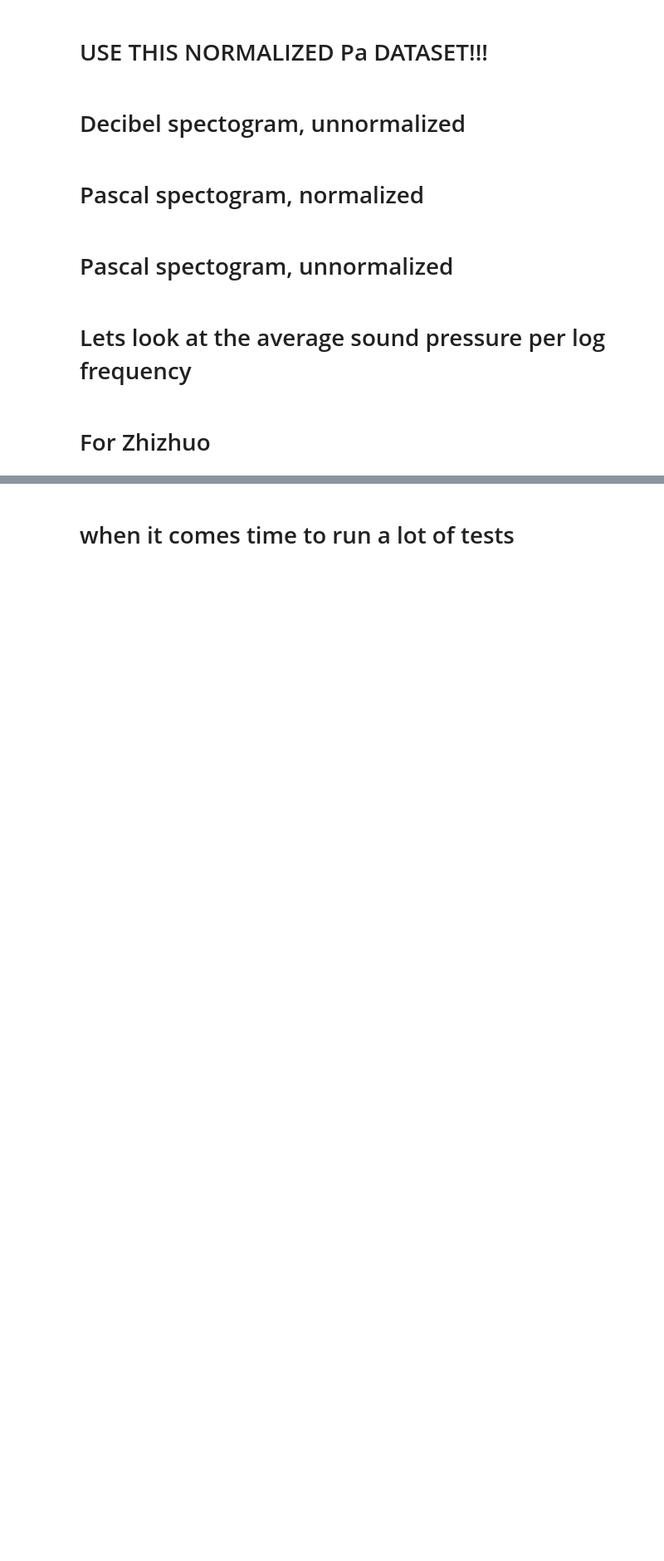
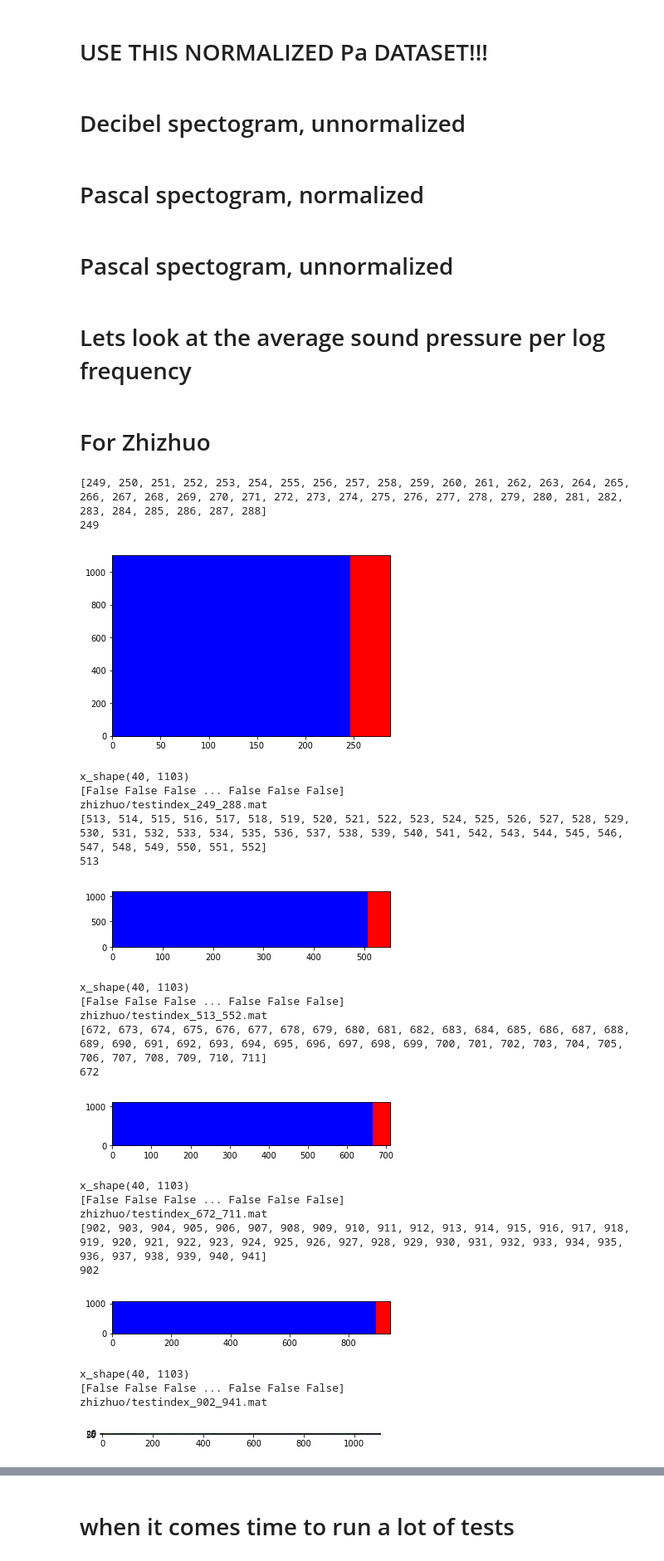
Before and after one commit to blindedjoy/Reservoir, a Jupyter notebook: MARIOS/Analysis.ipynb, the cells around one changed output, grey strips where cells are left out. Shown: that part at 83% size. Cells and saved outputs as stored; diff of their text form; code cells hidden in the pictures; blank space fills up the shorter version.

```diff
--- a/MARIOS/Analysis.ipynb
+++ b/MARIOS/Analysis.ipynb
@@ -153,22 +154,6 @@ assert(check_for_duplicates(complete_experiment_path_lst) != True), "duplicates
 %run -i "../MARIOS/PyFiles/experiment.py"
 bp_ = ""# "./experiment_results/"
 
-for i, path in enumerate(complete_experiment_path_lst):
-    if not i:
-        experiment_lst, NOT_INCLUDED, NOT_YET_RUN  = [], [], []
-
-    try:
-        spec_json = load_data(path, bp = bp_, verbose = False)
-        models_spec = list(spec_json["prediction"].keys())
-        try:
-            assert len(models_spec) >= 3
-            assert "exponential" in models_spec
-
-            experiment_lst.append(spec_json)
-        except:
-            NOT_INCLUDED += [i]
-    except:
-        NOT_YET_RUN += [i]
 
 
 # fix nrmse calculation AND interpolation
@@ -185,15 +170,3 @@ for i in trange(len(experiment_lst), desc='experiment list, fixing interpolation
         exper_["nrmse"][model_] = corrected_nrmse
 
     experiment_lst[i] = fix_interpolation(exper_, method = "linear")
-
-
-#print(NOT_YET_RUN)
-if NOT_YET_RUN:
-    print("the following paths have not yet been run: ")
-    print(np.array(dict_lst_unq)[NOT_YET_RUN])
-
-
-if NOT_INCLUDED:
-    print("the following paths contain incomplete experiments: (only unif finished)")
-    #print(np.array(path_lst_unq)[NOT_INCLUDED])
-    print(np.array(dict_lst_unq)[NOT_INCLUDED])
@@ -1950,7 +1705,7 @@ def pure_prediction_ip_generator(missing_data, end_idx):
                            'test_time_idx' : test_idx}#[514, 515, 516, 517, 518, 519, 520, 521, 522, 523]}#[0, 1, 2, 3, 4, 5, 6, 7, 8, 9, 10, 11, 12, 13, 14, 15, 16, 17, 18, 19, 20, 21, 22, 23, 24, 25, 26, 27, 28, 29, 30, 31, 32, 33, 34, 35, 36, 37, 38, 39, 40, 41, 42, 43, 44, 45, 46, 47, 48, 49, 50, 51, 52, 53, 54, 55, 56, 57, 58, 59, 60, 61, 62, 63, 64, 65, 66, 67, 68, 69, 70, 71, 72, 73, 74, 75, 76, 77, 78, 79, 80, 81, 82, 83, 84, 85, 86, 87, 88, 89, 90, 91, 92, 93, 94, 95, 96, 97, 98, 99, 100, 101, 102, 103, 104, 105, 106, 107, 108, 109, 110, 111, 112, 113, 114, 115, 116, 117, 118, 119, 120, 121, 122, 123, 124, 125, 126, 127, 128, 129, 130, 131, 132, 133, 134, 135, 136, 137, 138, 139, 140, 141, 142, 143, 144, 145, 146, 147, 148, 149, 150, 151, 152, 153, 154, 155, 156, 157, 158, 159, 160, 161, 162, 163, 164, 165, 166, 167, 168, 169, 170, 171, 172, 173, 174, 175, 176, 177, 178, 179, 180, 181, 182, 183, 184, 185, 186, 187, 188, 189, 190, 191, 192, 193, 194, 195, 196, 197, 198, 199, 200, 201, 202, 203, 204, 205, 206, 207, 208, 209, 210, 211, 212, 213, 214, 215, 216, 217, 218, 219, 220, 221, 222, 223, 224, 225, 226, 227, 228, 229, 230, 231, 232, 233, 234, 235, 236, 237, 238, 239, 240, 241, 242, 243, 244, 245, 246, 247, 248, 249], 'test_time_idx': [250, 251, 252, 253, 254, 255, 256, 257, 258, 259]}
 
     test1 = EchoStateExperiment(**experiment_inputs1)
-    obs_inputs1 =  {'split': 0.5, 'aspect': 0.9, 'plot_split': True, 'method': 'exact'}
+    obs_inputs1 =  {'split': 0.5, 'aspect': 0.9, 'plot_split': False, 'method': 'exact'}
     test1.get_observers(**obs_inputs1)
 
 
@@ -1989,11 +1744,40 @@ def pure_prediction_ip_generator(missing_data, end_idx):
 
     print(save_path)
     savemat(save_path, my_dict) #"zhizhuo/testindex_514_523.mat"
-    plt.imshow(test1.ip_res["prediction"])
+    plt.imshow(test1.ip_res["prediction"], aspect = 0.1)
+    return(test1)
 # %%
 test_lst = [{"missing_data" : 40, "end_idx" : 289},
             {"missing_data" : 40, "end_idx" : 553},
             {"missing_data" : 40, "end_idx" : 712},
             {"missing_data" : 40, "end_idx" : 942}]
+test_results = []
 for prediction in test_lst:
-    pure_prediction_ip_generator(**prediction)
+    pred_ = pure_prediction_ip_generator(**prediction)
+    test_results.append(pred_)
+# %% [output]
+[249, 250, 251, 252, 253, 254, 255, 256, 257, 258, 259, 260, 261, 262, 263, 264, 265, 266, 267, 268, 269, 270, 271, 272, 273, 274, 275, 276, 277, 278, 279, 280, 281, 282, 283, 284, 285, 286, 287, 288]
+249
+[figure, added]
+x_shape(40, 1103)
+[False False False ... False False False]
+zhizhuo/testindex_249_288.mat
+[513, 514, 515, 516, 517, 518, 519, 520, 521, 522, 523, 524, 525, 526, 527, 528, 529, 530, 531, 532, 533, 534, 535, 536, 537, 538, 539, 540, 541, 542, 543, 544, 545, 546, 547, 548, 549, 550, 551, 552]
+513
+[figure, added]
+x_shape(40, 1103)
+[False False False ... False False False]
+zhizhuo/testindex_513_552.mat
+[672, 673, 674, 675, 676, 677, 678, 679, 680, 681, 682, 683, 684, 685, 686, 687, 688, 689, 690, 691, 692, 693, 694, 695, 696, 697, 698, 699, 700, 701, 702, 703, 704, 705, 706, 707, 708, 709, 710, 711]
+672
+[figure, added]
+x_shape(40, 1103)
+[False False False ... False False False]
+zhizhuo/testindex_672_711.mat
+[902, 903, 904, 905, 906, 907, 908, 909, 910, 911, 912, 913, 914, 915, 916, 917, 918, 919, 920, 921, 922, 923, 924, 925, 926, 927, 928, 929, 930, 931, 932, 933, 934, 935, 936, 937, 938, 939, 940, 941]
+902
+[figure, added]
+x_shape(40, 1103)
+[False False False ... False False False]
+zhizhuo/testindex_902_941.mat
+[figure, added]
```
Also changed, not shown: parts of 15 cells of this notebook, 8 other files.
